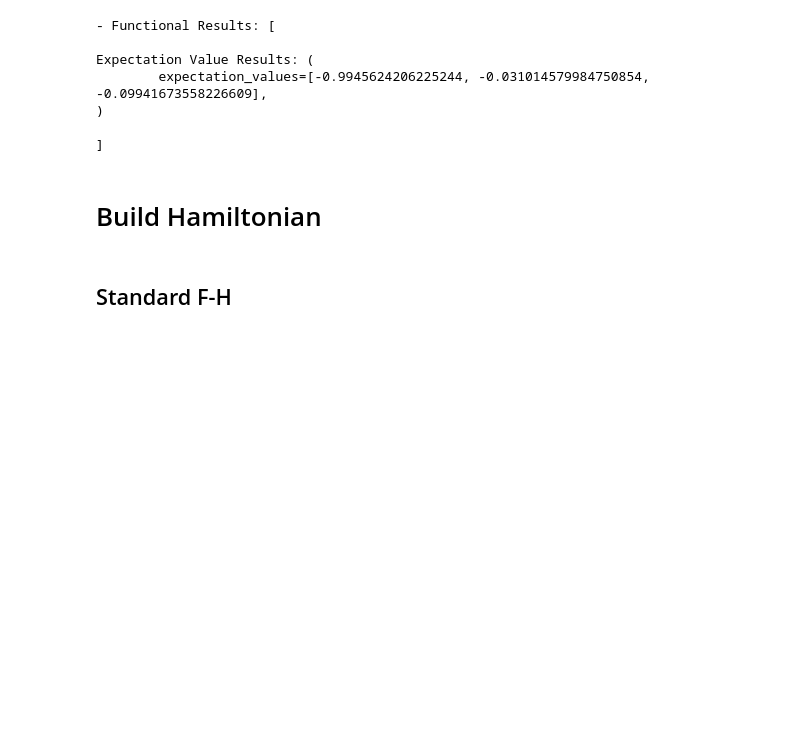
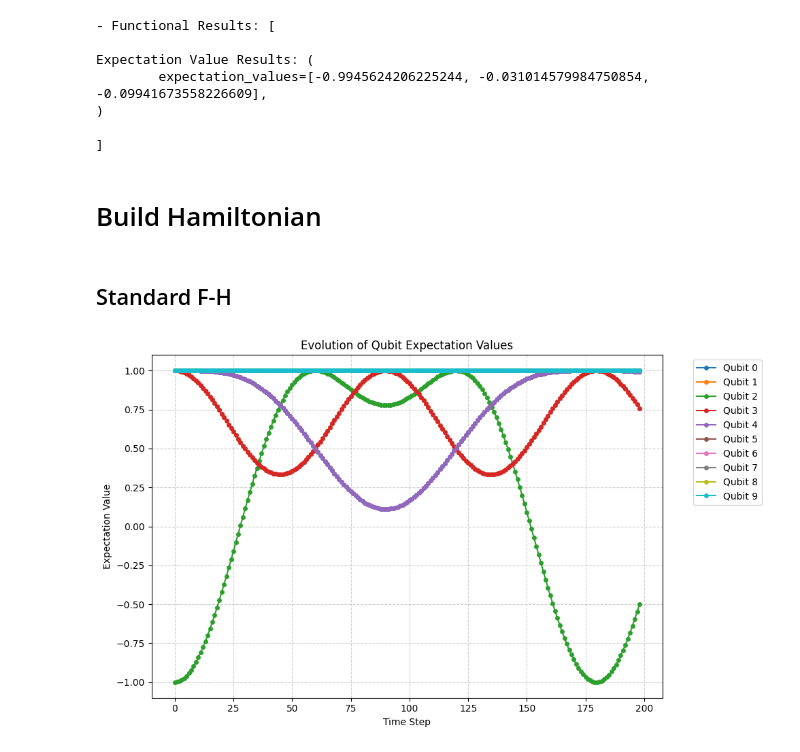
Before and after one commit to OsQarM/dw_fermi-hubbard, a Jupyter notebook: notebooks/fermi-hubbard_test.ipynb, the cells around one changed output. Saved outputs shown, nothing was run; the diff lists cells and outputs as text; code cells hidden in the pictures; blank space fills up the shorter version.

```diff
--- a/notebooks/fermi-hubbard_test.ipynb
+++ b/notebooks/fermi-hubbard_test.ipynb
@@ -59,0 +67,50 @@ H_int = sum(Z(i)*Z(nqubits/2 +i) for i in range(nqubits/2))   #needs to be check
+# %%
+T = 2.0
+dt = 0.01
+
+single_qubit_states = [basis_state(0, 2)]*(target_qubit-1) + [basis_state(1, 2)] + [basis_state(0, 2)]*(nqubits-target_qubit)
+
+# Create the AnalogEvolution functional
+analog_evolution = AnalogEvolution(
+    schedule=Schedule.linear(H_tot, H_tot, total_time=T, dt=dt),
+    initial_state=tensor_prod(single_qubit_states),
+    store_intermediate_results=True,
+)
+
+# Execute on QiliSim backend and inspect results
+backend = QiliSim()
+results = backend.execute(
+    analog_evolution,
+    Readout().with_expectation(observables=[Z(i) for i in range(nqubits)]),
+)
+# %%
+
+expectation_values = results.get_intermediate_expectation_values()
+
+# 2. Convert to a NumPy array for easy slicing
+# This creates a shape (20, 8)
+data_array = np.array(expectation_values)
+
+# 3. Create the plot
+plt.figure(figsize=(10, 6))
+
+# Number of qubits is the size of the second dimension (8)
+n_qubits = data_array.shape[1]
+# Number of time steps (20)
+time_steps = np.arange(data_array.shape[0])
+
+# 4. Plot each qubit as its own line
+for i in range(n_qubits):
+    plt.plot(time_steps, data_array[:, i], label=f'Qubit {i}', marker='o', markersize=4)
+
+# Formatting the plot
+plt.title('Evolution of Qubit Expectation Values')
+plt.xlabel('Time Step')
+plt.ylabel('Expectation Value')
+plt.legend(bbox_to_anchor=(1.05, 1), loc='upper left') # Puts legend outside
+plt.grid(True, linestyle='--', alpha=0.6)
+plt.tight_layout()
+
+plt.show()
+# %% [output]
+[figure, added]
```
Also changed, not shown: parts of 2 cells of this notebook.
